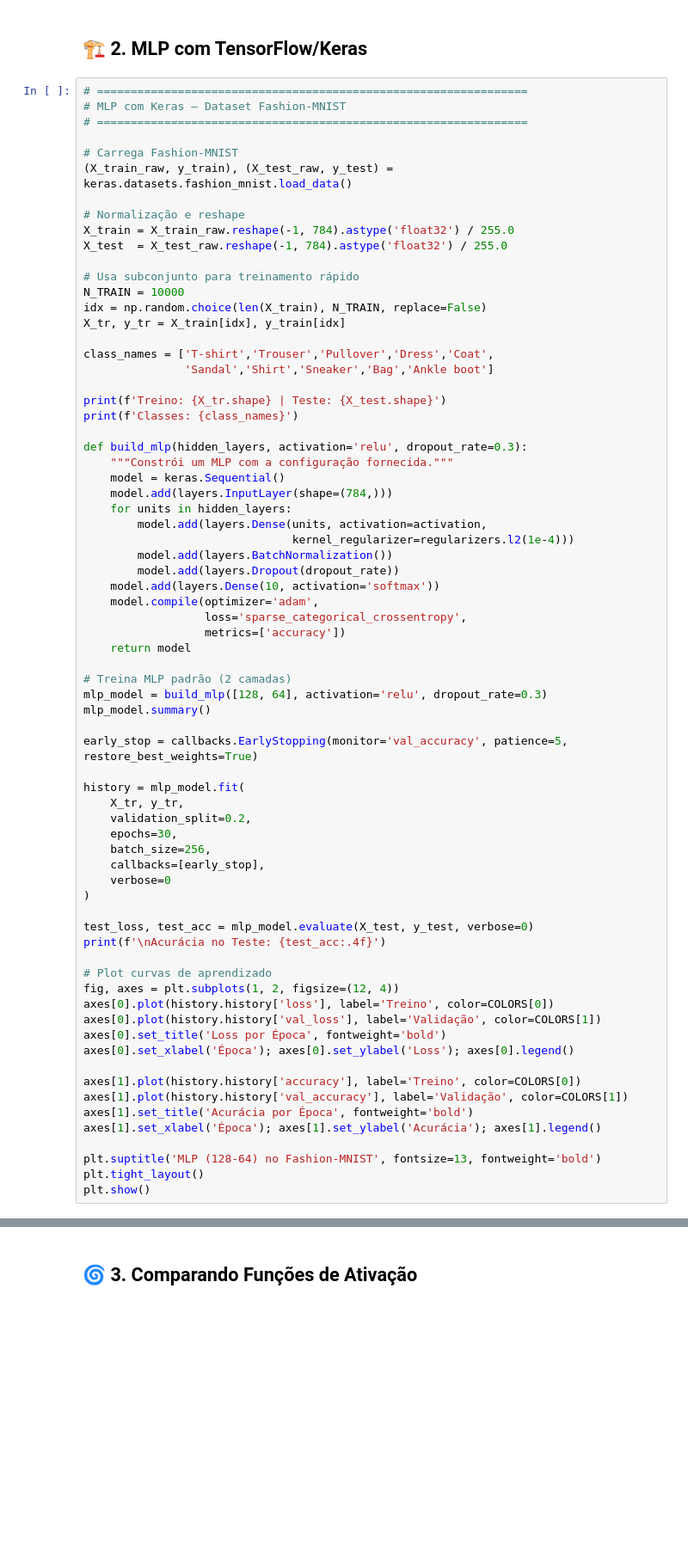
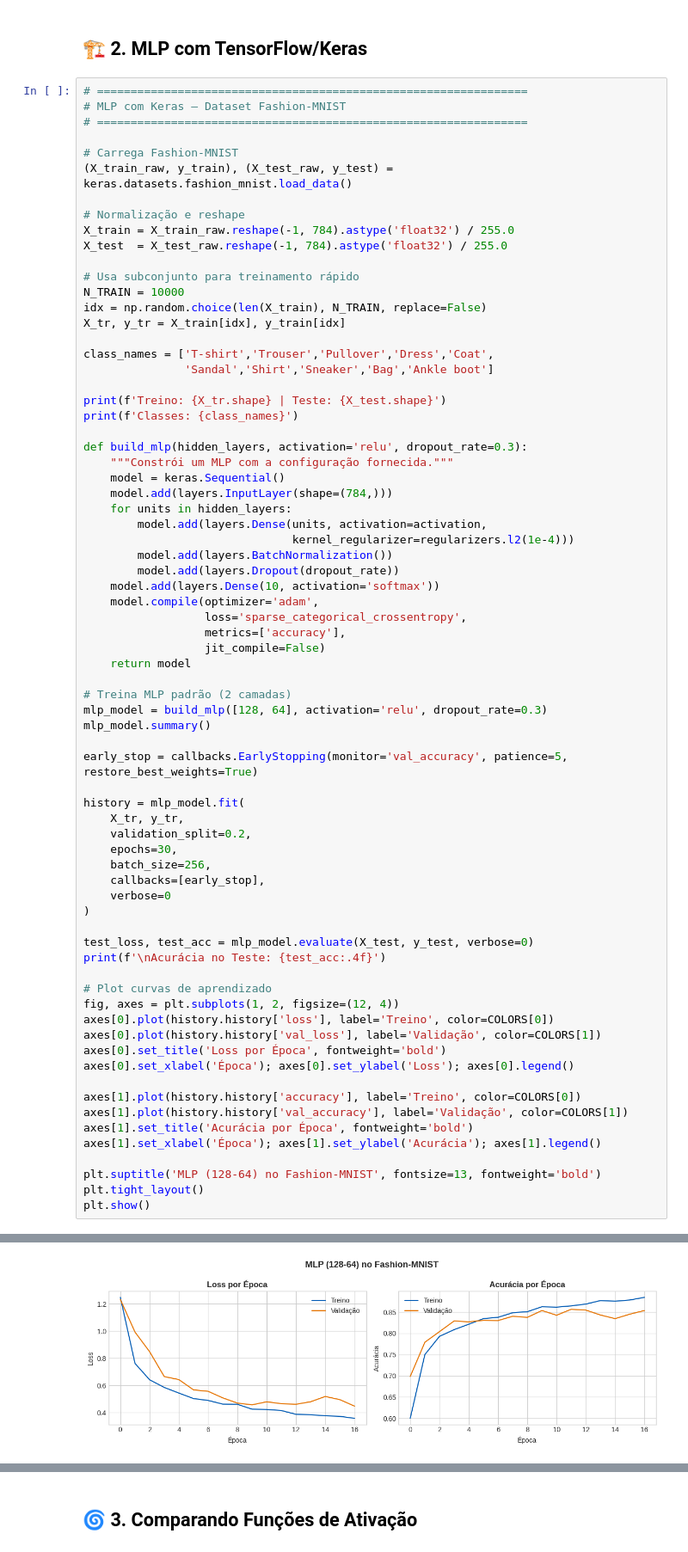
Before and after one commit to eltonsarmanho/DisciplinaMineracaoDados, a Jupyter notebook: Modulo5_InteligenciaComputacional/Modulo5.ipynb, the cells around one changed output, grey strips where cells are left out. Shown at 86% size. Cells and saved outputs as stored; diff of their text form; blank space fills up the shorter version.

```diff
--- a/Modulo5_InteligenciaComputacional/Modulo5.ipynb
+++ b/Modulo5_InteligenciaComputacional/Modulo5.ipynb
@@ -210,7 +237,8 @@ def build_mlp(hidden_layers, activation='relu', dropout_rate=0.3):
     model.add(layers.Dense(10, activation='softmax'))
     model.compile(optimizer='adam',
                   loss='sparse_categorical_crossentropy',
-                  metrics=['accuracy'])
+                  metrics=['accuracy'],
+                  jit_compile=False)
     return model
 
 # Treina MLP padrão (2 camadas)
@@ -246,3 +274,4 @@ axes[1].set_xlabel('Época'); axes[1].set_ylabel('Acurácia'); axes[1].legend()
 plt.suptitle('MLP (128-64) no Fashion-MNIST', fontsize=13, fontweight='bold')
 plt.tight_layout()
 plt.show()
+# %% [output]
@@ -249,3 +313,4 @@ plt.show()
+[figure, added]
 # %%
 # ================================================================
 # Comparação de Arquiteturas MLP
```
Also changed, not shown: parts of 16 cells of this notebook, 3 other files.
